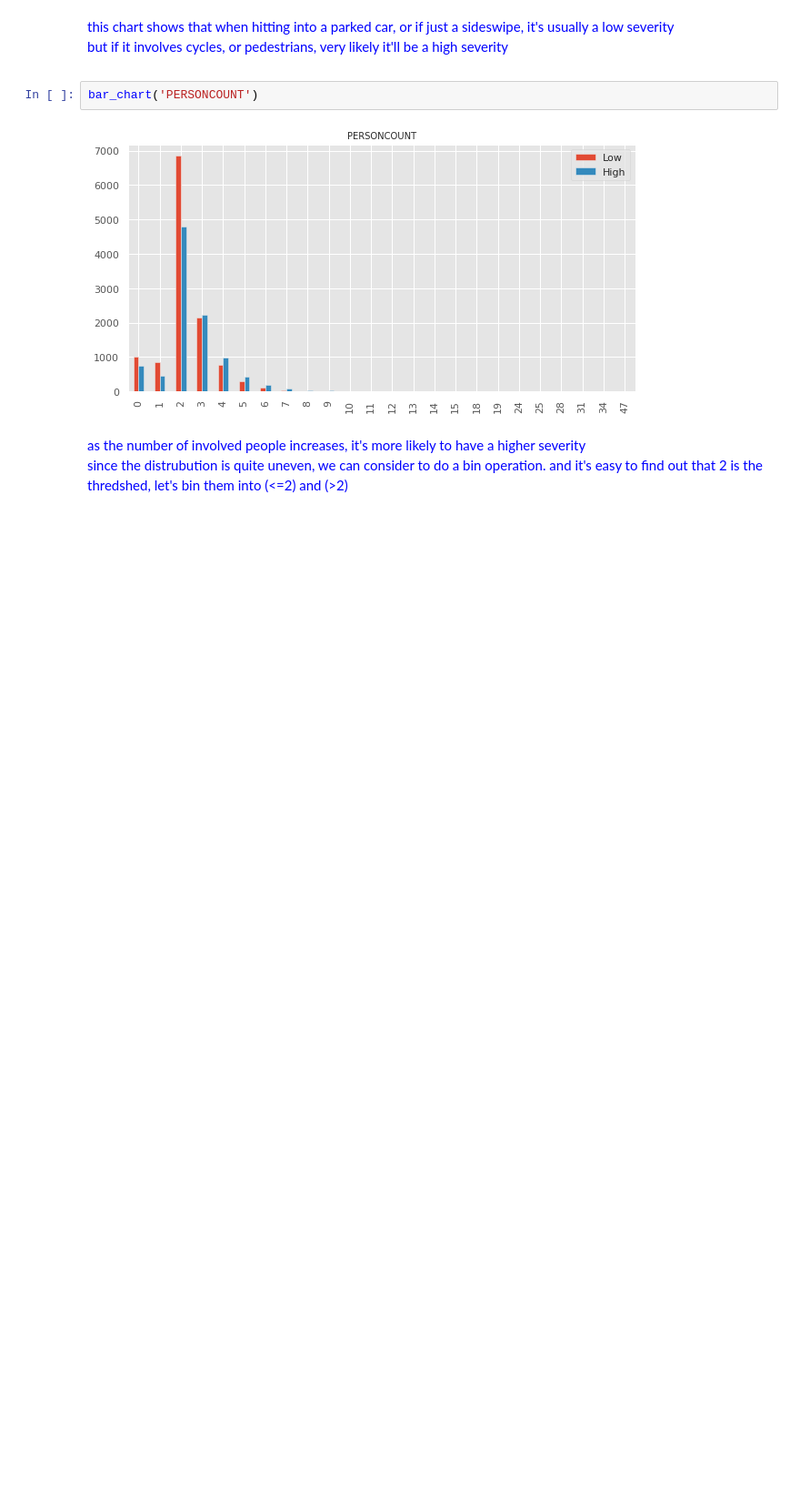
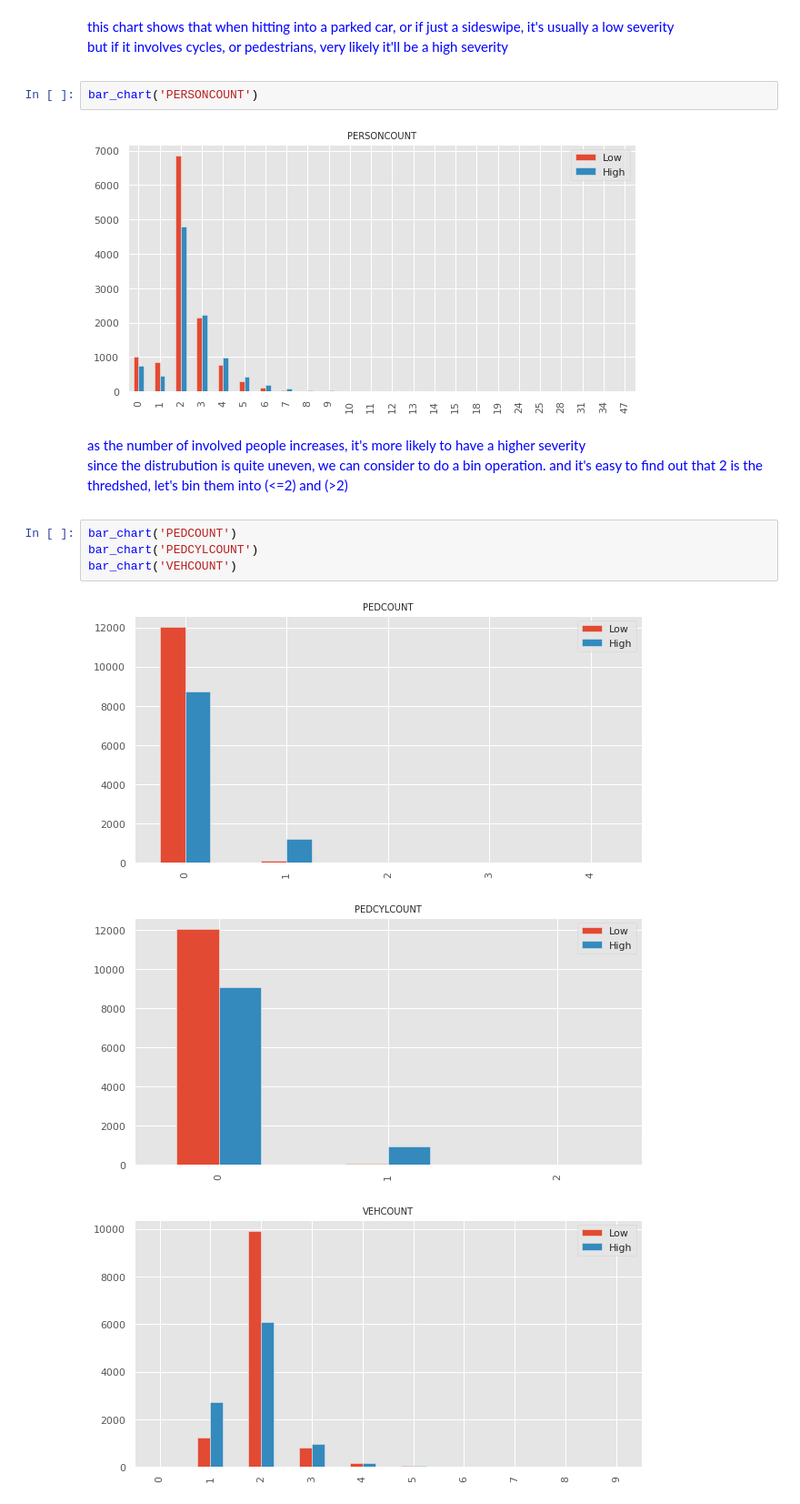
Before and after one commit to brucehsi/Coursera_Capstone, a Jupyter notebook: capstone assignment.ipynb, the cells around one changed output. Shown at 91% size. Saved outputs shown, nothing was run; the diff lists cells and outputs as text; blank space fills up the shorter version.

```diff
--- a/capstone assignment.ipynb
+++ b/capstone assignment.ipynb
@@ -191,3 +191,11 @@ as the number of involved people increases, it's more likely to have a higher se
 
 since the distrubution is quite uneven, we can consider to do a bin operation. and it's easy to find out that 2 is the thredshed, let's bin them into (<=2) and (>2)
 </span>
+# %%
+bar_chart('PEDCOUNT')
+bar_chart('PEDCYLCOUNT')
+bar_chart('VEHCOUNT')
+# %% [output]
+[figure, added]
+[figure, added]
+[figure, added]
```
Also changed, not shown: parts of 1 cell of this notebook.
